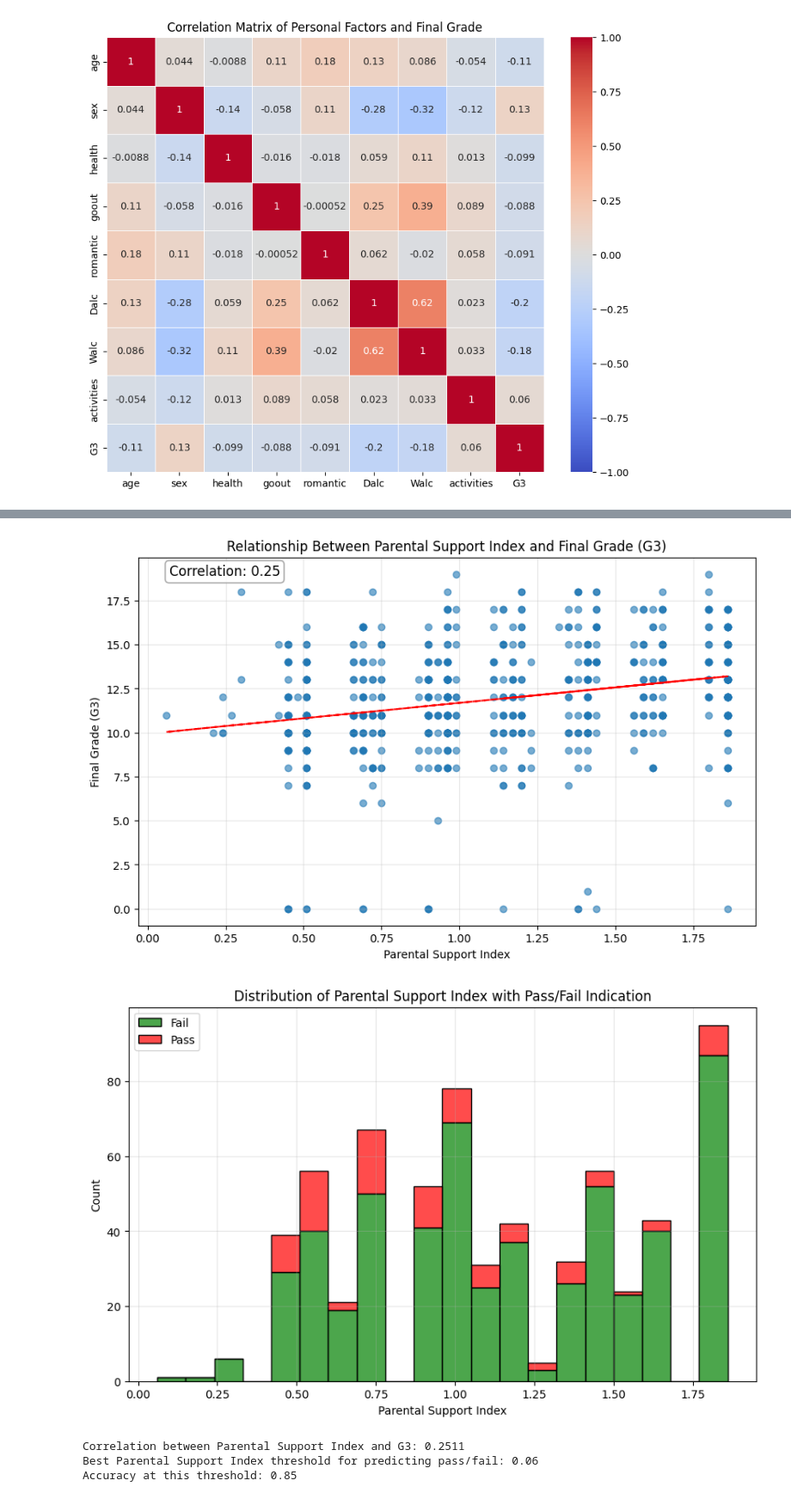
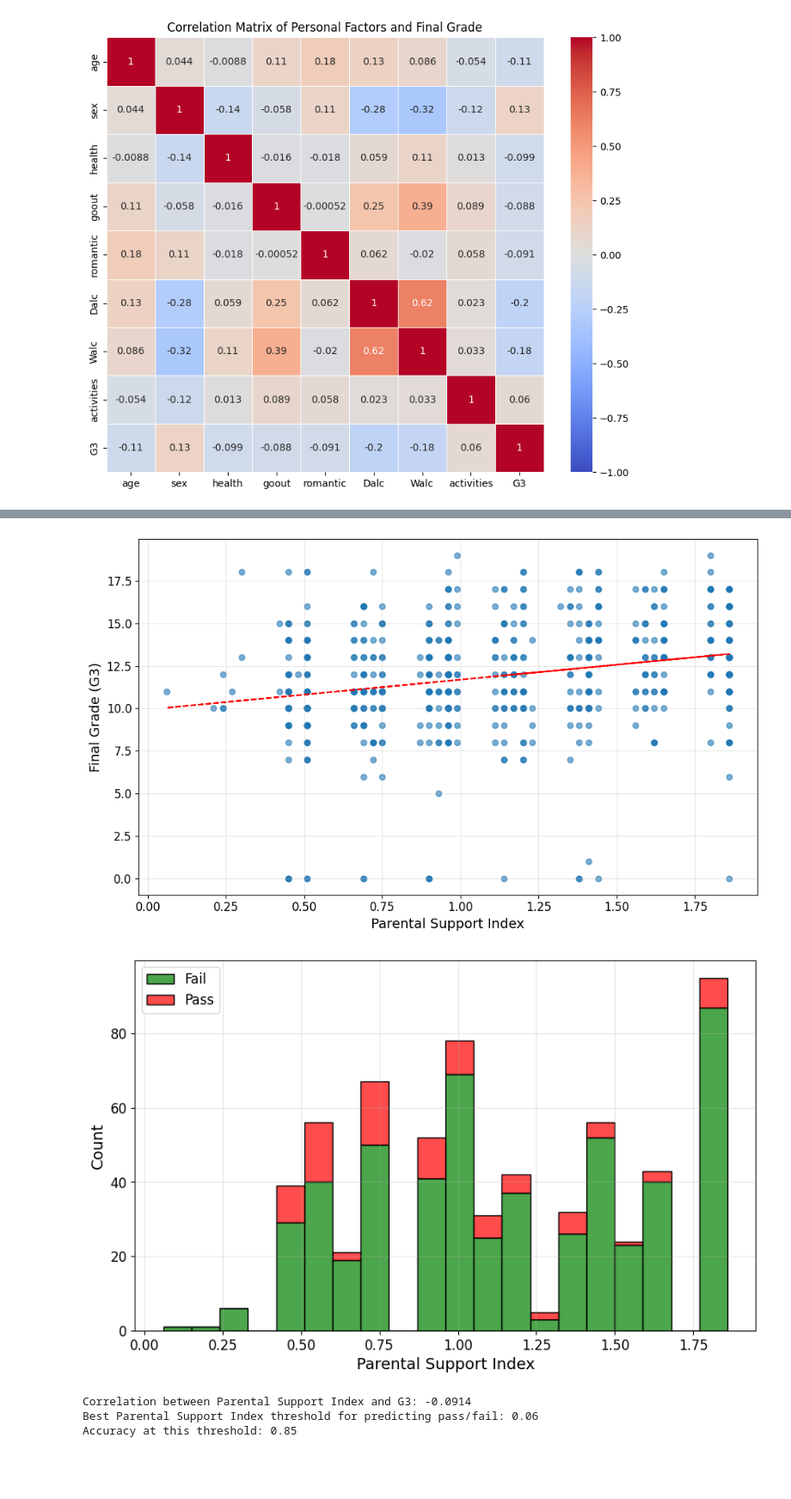
Before and after one commit to GandhiHarsh2003/Student-Success-Prediction, a Jupyter notebook: Capstone.ipynb, the cells around one changed output, grey strips where cells are left out. Shown at 86% size. Saved outputs shown, nothing was run; the diff lists cells and outputs as text; code cells hidden in the pictures; blank space fills up the shorter version.

```diff
--- a/Capstone.ipynb
+++ b/Capstone.ipynb
@@ -584,53 +590,54 @@ porData['Parental_Support'] = (0.24 * porData['Medu']) + (0.21 * porData['Fedu']
 
 plt.figure(figsize=(10, 6))
 plt.scatter(porData['Parental_Support'], porData['G3'], alpha=0.6)
-plt.title('Relationship Between Parental Support Index and Final Grade (G3)')
-plt.xlabel('Parental Support Index')
-plt.ylabel('Final Grade (G3)')
+plt.xlabel('Parental Support Index', fontsize=14)
+plt.ylabel('Final Grade (G3)', fontsize=14)
+plt.xticks(fontsize=12)
+plt.yticks(fontsize=12)
 plt.grid(True, alpha=0.3)
 
 x = porData['Parental_Support']
 y = porData['G3']
 z = np.polyfit(x, y, 1)
 p = np.poly1d(z)
 plt.plot(x, p(x), "r--")
 
-corr = porData['Parental_Support'].corr(porData['G3'])
-plt.annotate(f"Correlation: {corr:.2f}", xy=(0.05, 0.95), xycoords='axes fraction',
-             fontsize=12, bbox=dict(boxstyle="round,pad=0.3", fc="white", ec="gray", alpha=0.8))
+plt.tight_layout()
+plt.show()
 
-plt.show()
 
 plt.figure(figsize=(10, 6))
 sns.histplot(data=porData, x='Parental_Support', hue=porData['G3'] >= passThreshold,
              multiple="stack", palette=['red', 'green'], alpha=0.7, bins=20)
-plt.title('Distribution of Parental Support Index with Pass/Fail Indication')
-plt.xlabel('Parental Support Index')
-plt.ylabel('Count')
-plt.legend(['Fail', 'Pass'])
+plt.xlabel('Parental Support Index', fontsize=14)
+plt.ylabel('Count', fontsize=14)
+plt.xticks(fontsize=12)
+plt.yticks(fontsize=12)
+plt.legend(['Fail', 'Pass'], fontsize=12)
 plt.grid(True, alpha=0.3)
 plt.show()
+
 
 print(f"Correlation between Parental Support Index and G3: {corr:.4f}")
 
 thresholds = np.linspace(porData['Parental_Support'].min(), porData['Parental_Support'].max(), 100)
 accuracies = []
 
 for threshold in thresholds:
     predicted_pass = porData['Parental_Support'] >= threshold
     actual_pass = porData['G3'] >= passThreshold
     accuracy = np.mean(predicted_pass == actual_pass)
     accuracies.append(accuracy)
 
 best_threshold = thresholds[np.argmax(accuracies)]
 best_accuracy = np.max(accuracies)
 
 print(f"Best Parental Support Index threshold for predicting pass/fail: {best_threshold:.2f}")
 print(f"Accuracy at this threshold: {best_accuracy:.2f}")
 # %% [output]
-[figure, old version]
+[figure, new version]
-[figure, old version]
+[figure, new version]
-Correlation between Parental Support Index and G3: 0.2511
+Correlation between Parental Support Index and G3: -0.0914
 Best Parental Support Index threshold for predicting pass/fail: 0.06
 Accuracy at this threshold: 0.85
 # %%
```
Also changed, not shown: parts of 12 cells of this notebook, 1 other file.
